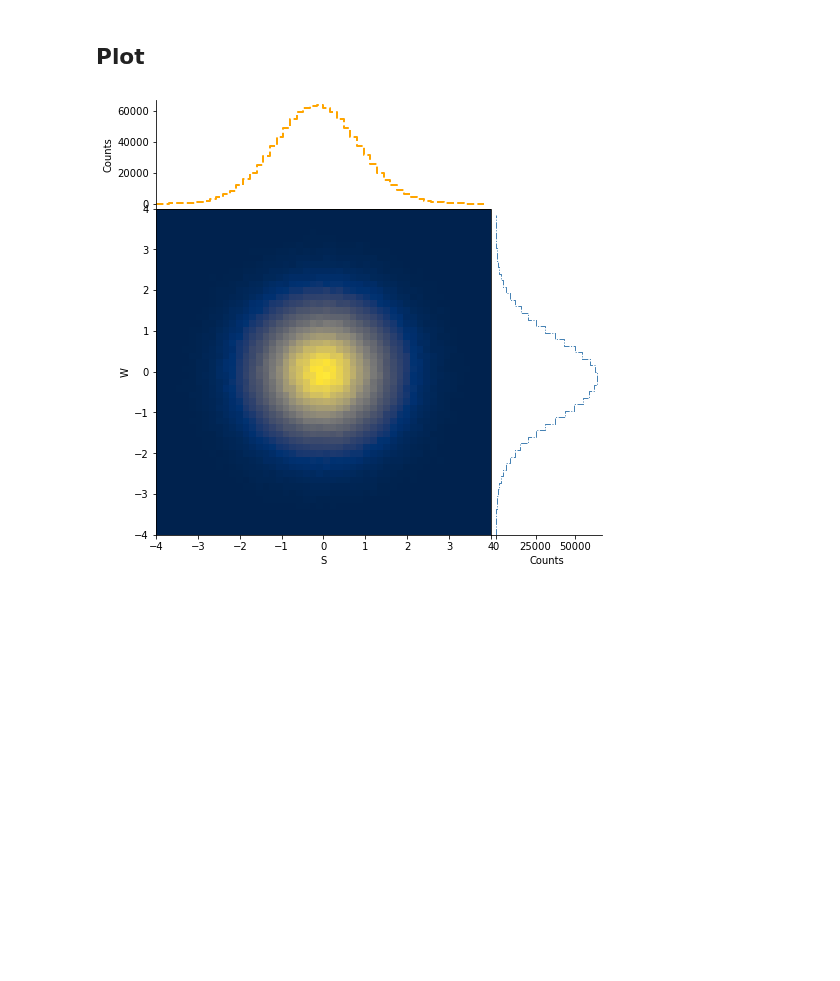
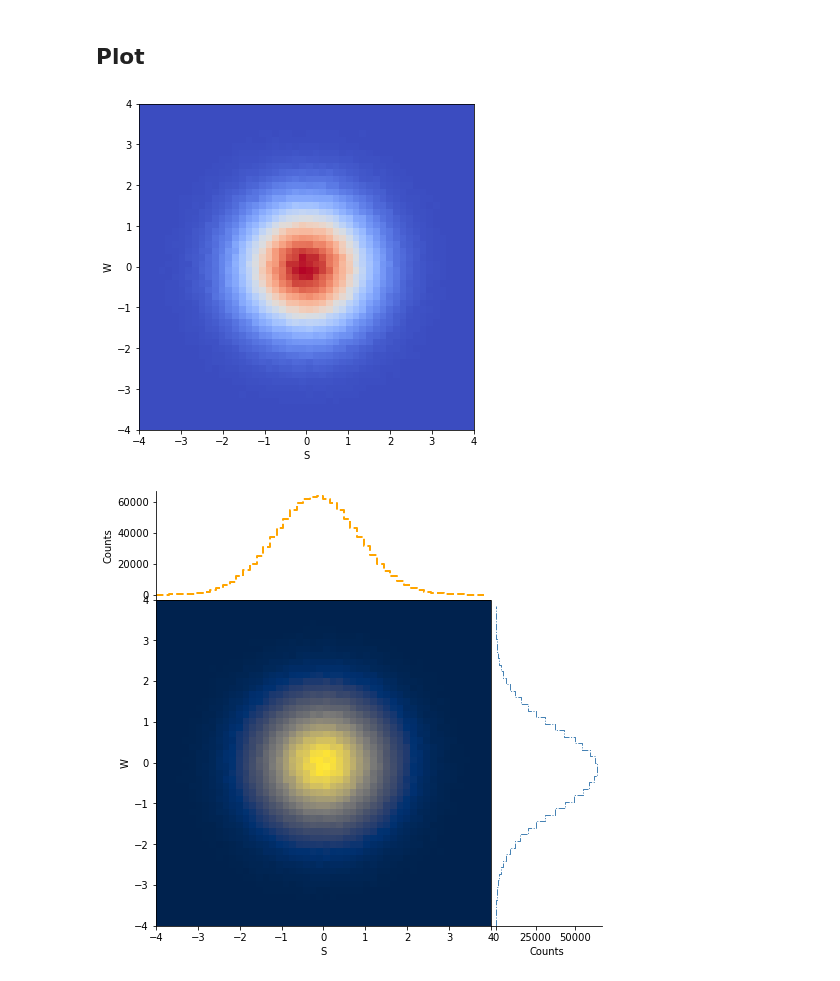
Before and after one commit to scikit-hep/hist, a Jupyter notebook: notebooks/Hist.ipynb, the cells around one changed output. Cells and saved outputs as stored; diff of their text form; code cells hidden in the pictures; blank space fills up the shorter version.

Commit message:
add plot2d

```diff
--- a/notebooks/Hist.ipynb
+++ b/notebooks/Hist.ipynb
@@ -40,5 +40,15 @@ plt.show()
 # %% [markdown]
 ## Plot
+# %%
+fig = plt.figure(figsize=(6, 6))
+grid = fig.add_gridspec(5, 5, hspace=0, wspace=0)
+
+ax = fig.add_subplot(grid[:, :])
+
+fig, ax = h.plot2d(fig, ax, cmap="coolwarm")
+plt.show()
+# %% [output]
+[figure, added]
 # %%
 h.plot2d_full(main_cmap="cividis", top_ls="--", top_color="orange", top_lw=2,
                          side_ls="-.", side_lw=1, side_color="steelblue")
```
Also changed, not shown: parts of 2 cells of this notebook, 5 other files.
